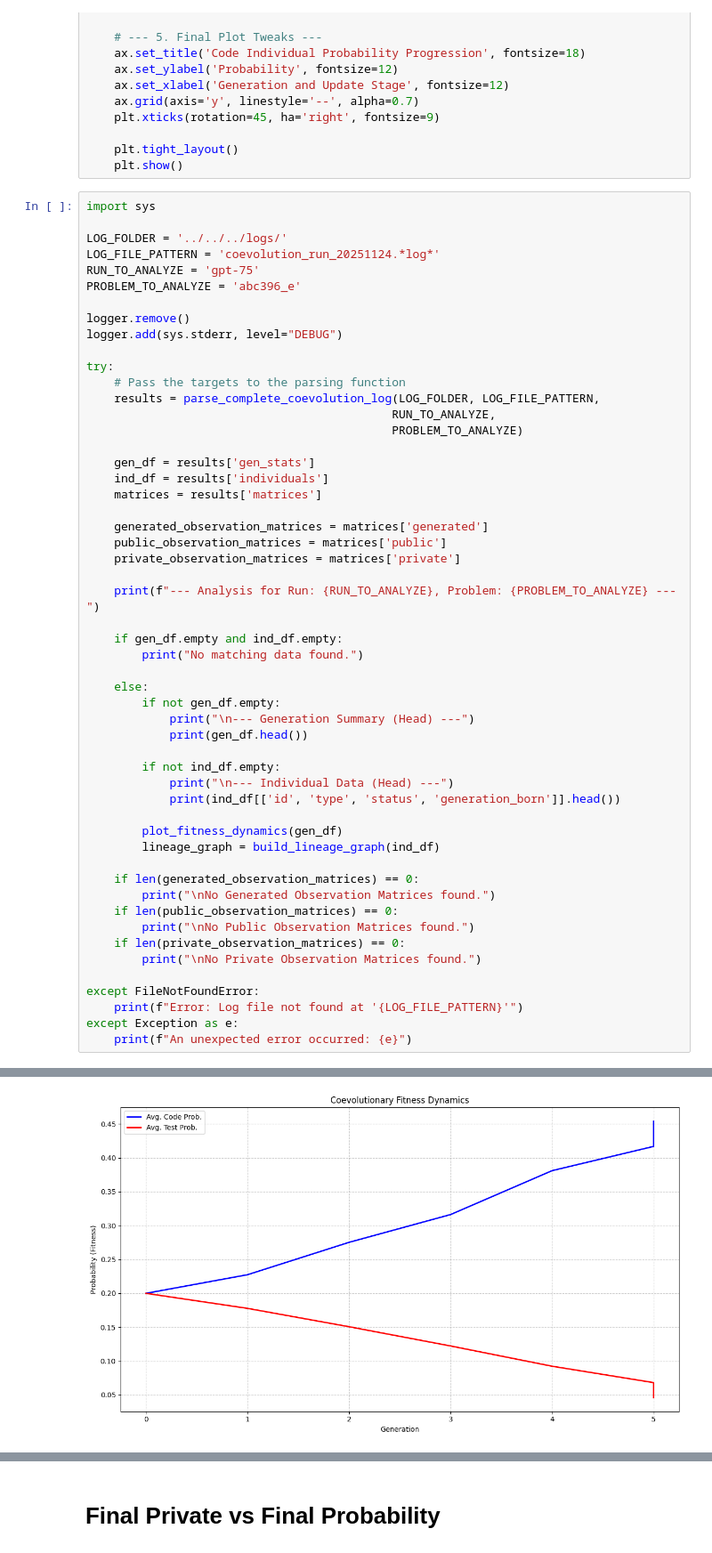
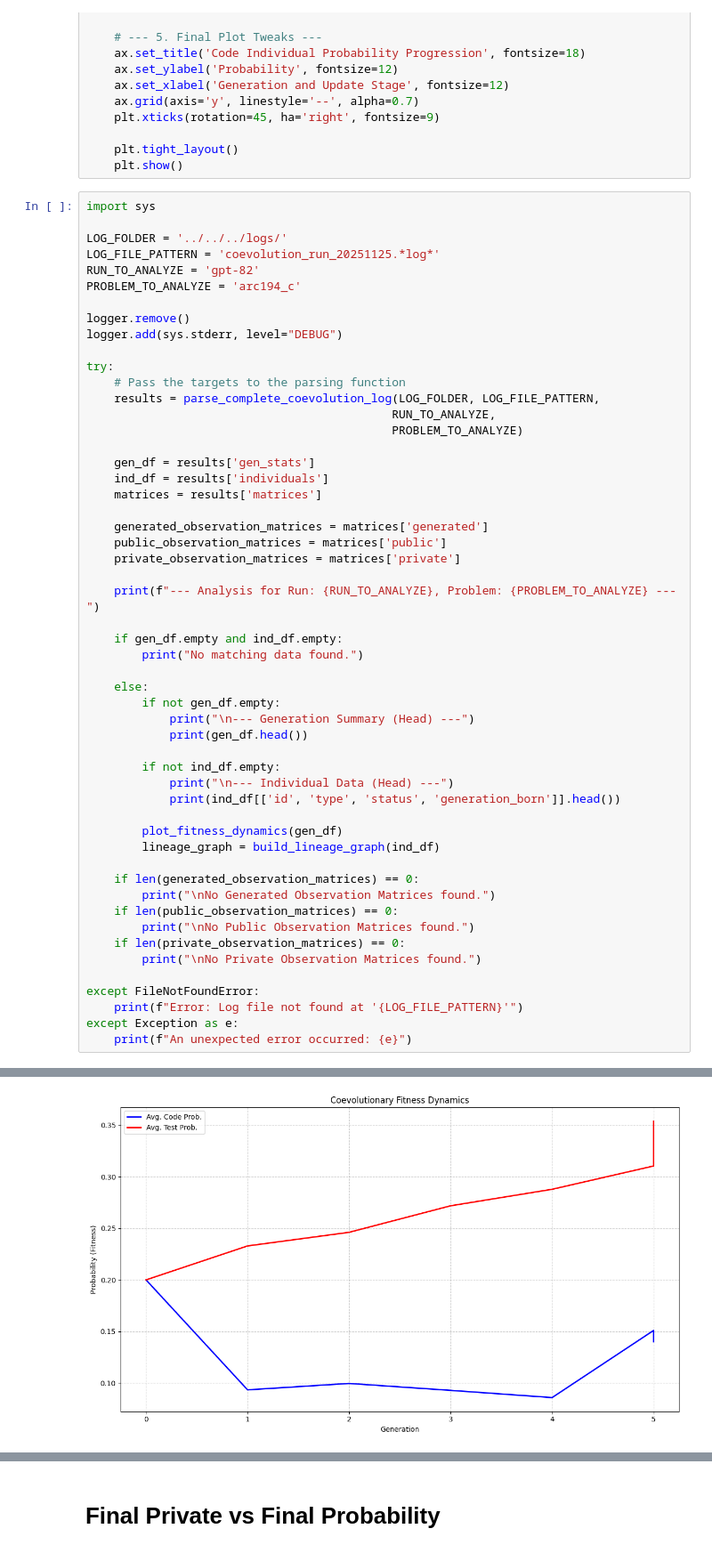
Before and after one commit to wso2-incubator/BACE, a Jupyter notebook: Experiments/notebooks/coevolution/gen_log_analyzer.ipynb, the cells around one changed output, grey strips where cells are left out. Shown at 89% size. Drawn from its saved outputs; the diff is of its cells as text.

```diff
--- a/Experiments/notebooks/coevolution/gen_log_analyzer.ipynb
+++ b/Experiments/notebooks/coevolution/gen_log_analyzer.ipynb
@@ -1175,9 +1175,9 @@ def plot_code_probability_progression(code_progression_df: pd.DataFrame):
 import sys
 
 LOG_FOLDER = '../../../logs/'
-LOG_FILE_PATTERN = 'coevolution_run_20251124.*log*'
-RUN_TO_ANALYZE = 'gpt-75'
-PROBLEM_TO_ANALYZE = 'abc396_e'
+LOG_FILE_PATTERN = 'coevolution_run_20251125.*log*'
+RUN_TO_ANALYZE = 'gpt-82'
+PROBLEM_TO_ANALYZE = 'arc194_c'
 
 logger.remove()
 logger.add(sys.stderr, level="DEBUG")
@@ -1248,3 +1248,3 @@ generation
 --- Plotting Population Fitness Dynamics ---
-[figure, old version]
+[figure, new version]
 --- Building Lineage Graph ---
```
Also changed, not shown: parts of 11 cells of this notebook, 3 other files.
